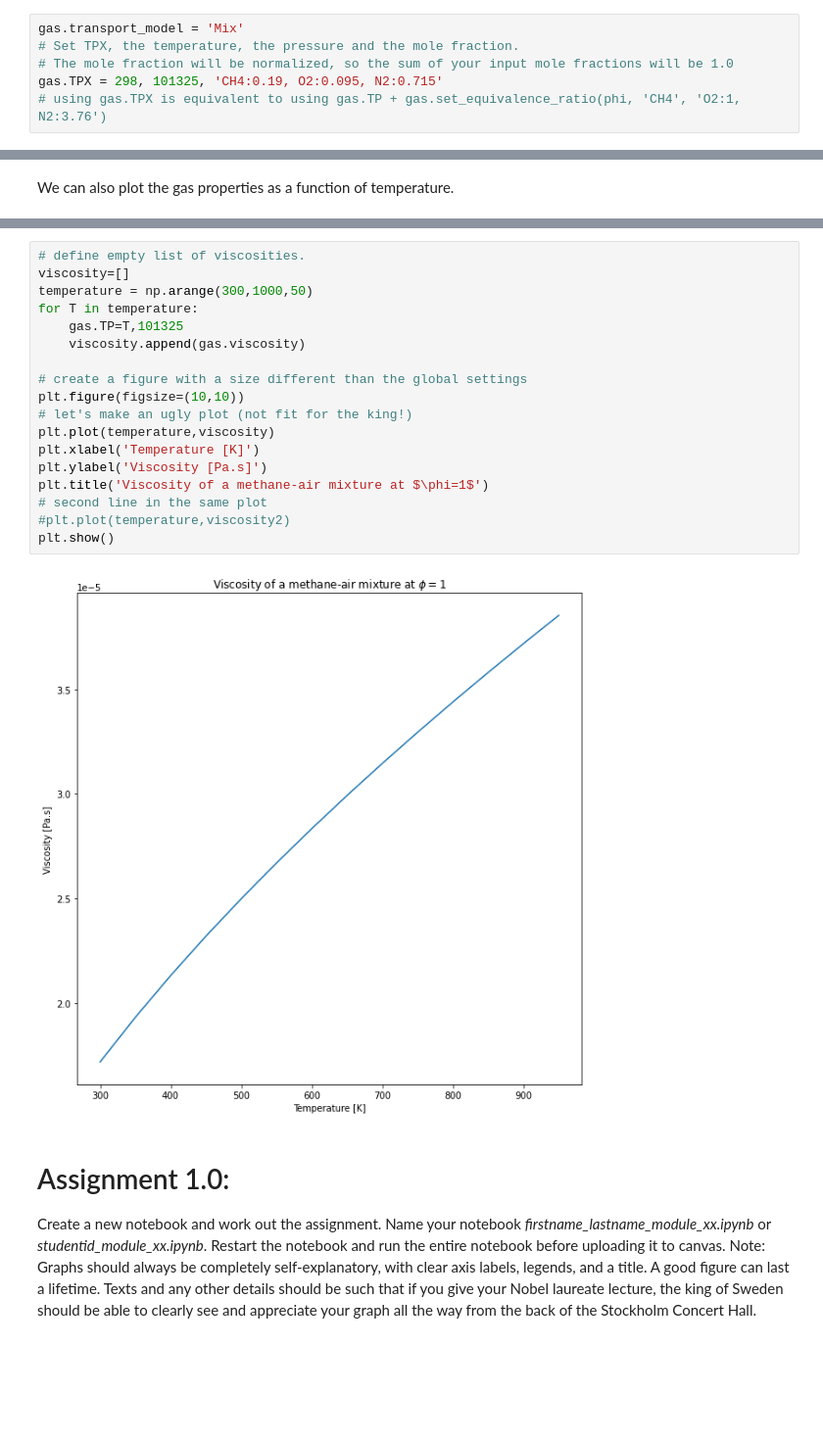
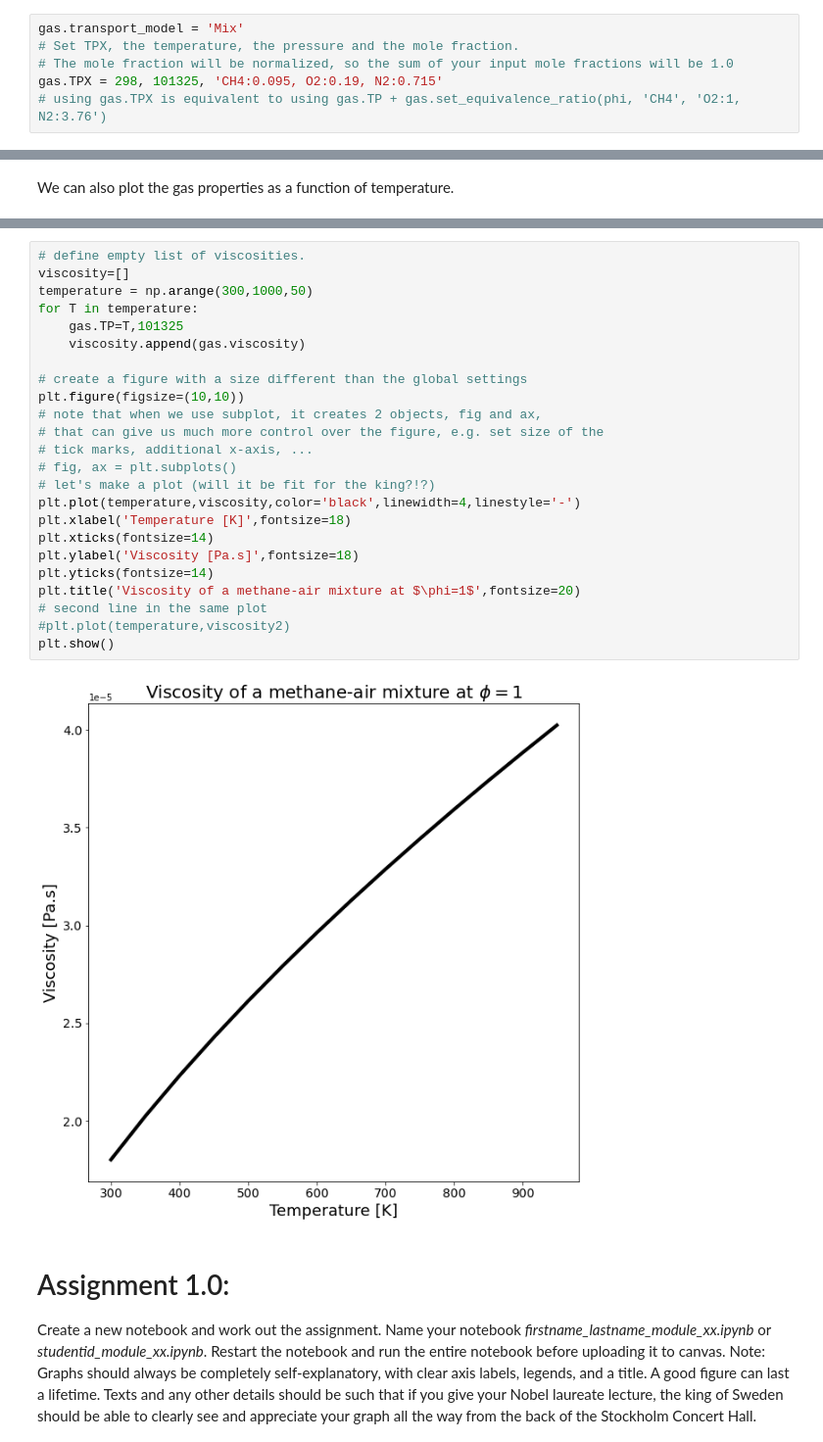
Before and after one commit to bigfooted/combustion, a Jupyter notebook: module 1.0 introduction.ipynb, the cells around one changed output, grey strips where cells are left out. Shown: that part at 98% size. Cells and saved outputs as stored; diff of their text form; blank space fills up the shorter version.

```diff
--- a/module 1.0 introduction.ipynb
+++ b/module 1.0 introduction.ipynb
@@ -188,7 +188,7 @@ So, what happens when we use a more advanced diffusion model? Let's try the mixt
 gas.transport_model = 'Mix'
 # Set TPX, the temperature, the pressure and the mole fraction.
 # The mole fraction will be normalized, so the sum of your input mole fractions will be 1.0
-gas.TPX = 298, 101325, 'CH4:0.19, O2:0.095, N2:0.715'
+gas.TPX = 298, 101325, 'CH4:0.095, O2:0.19, N2:0.715'
 # using gas.TPX is equivalent to using gas.TP + gas.set_equivalence_ratio(phi, 'CH4', 'O2:1, N2:3.76')
 # %%
 gas.X
@@ -296,23 +296,29 @@ gas()
 # %%
 # define empty list of viscosities.
 viscosity=[]
 temperature = np.arange(300,1000,50)
 for T in temperature:
     gas.TP=T,101325
     viscosity.append(gas.viscosity)
 
 # create a figure with a size different than the global settings
 plt.figure(figsize=(10,10))
-# let's make an ugly plot (not fit for the king!)
-plt.plot(temperature,viscosity)
-plt.xlabel('Temperature [K]')
-plt.ylabel('Viscosity [Pa.s]')
-plt.title('Viscosity of a methane-air mixture at $\phi=1$')
+# note that when we use subplot, it creates 2 objects, fig and ax,
+# that can give us much more control over the figure, e.g. set size of the
+# tick marks, additional x-axis, ...
+# fig, ax = plt.subplots()
+# let's make a plot (will it be fit for the king?!?)
+plt.plot(temperature,viscosity,color='black',linewidth=4,linestyle='-')
+plt.xlabel('Temperature [K]',fontsize=18)
+plt.xticks(fontsize=14)
+plt.ylabel('Viscosity [Pa.s]',fontsize=18)
+plt.yticks(fontsize=14)
+plt.title('Viscosity of a methane-air mixture at $\phi=1$',fontsize=20)
 # second line in the same plot
 #plt.plot(temperature,viscosity2)
 plt.show()
 # %% [output]
-[figure, old version]
+[figure, new version]
 # %% [markdown]
 # Assignment 1.0:
 Create a new notebook and work out the assignment. Name your notebook *firstname_lastname_module_xx.ipynb* or *studentid_module_xx.ipynb*. Restart the notebook and run the entire notebook before uploading it to canvas.
```
Also changed, not shown: parts of 6 cells of this notebook.
